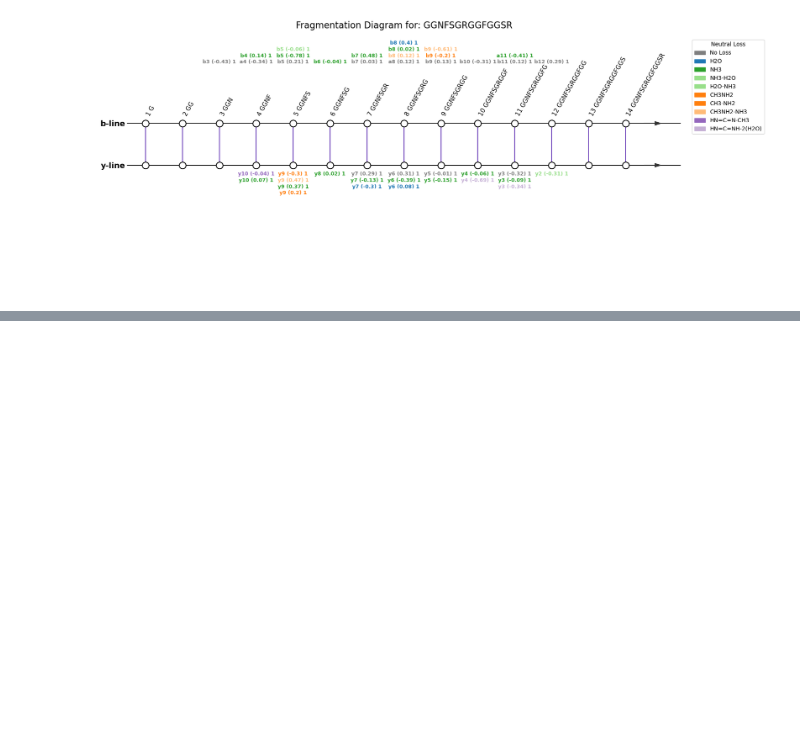
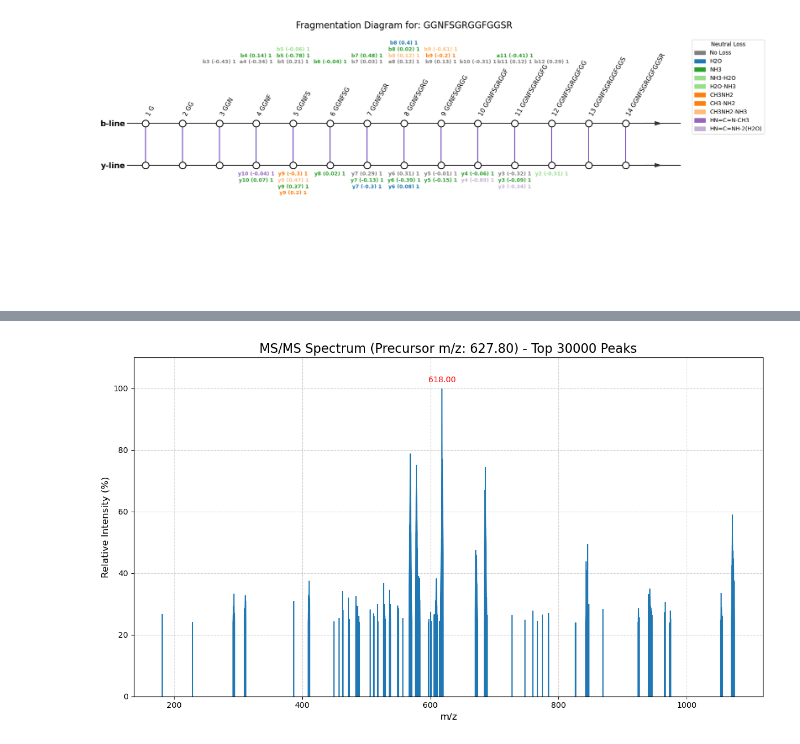
Before and after one commit to Kevinxsn/2D_spec_dict, a Jupyter notebook: notebook.ipynb, the cells around one changed output, grey strips where cells are left out. Cells and saved outputs as stored; diff of their text form; code cells hidden in the pictures; blank space fills up the shorter version.

```diff
--- a/notebook.ipynb
+++ b/notebook.ipynb
@@ -1467,0 +1576,9 @@ df_x
+# %%
+import matplotlib.pyplot as plt
+import re
+
+
+file_path = '/Users/kevinmbp/Desktop/pevzner_lab/data/OneDrive_2_10-5-2025/PH8_2+_CVscan_NCE35_Turbo_20160505_1308.txt'
+parse_and_plot_spectrum(file_path, top_n_peaks=30000, normalize=True)
+# %% [output]
+[figure, added]
```
Also changed, not shown: parts of 1 cell of this notebook, 7 other files.
